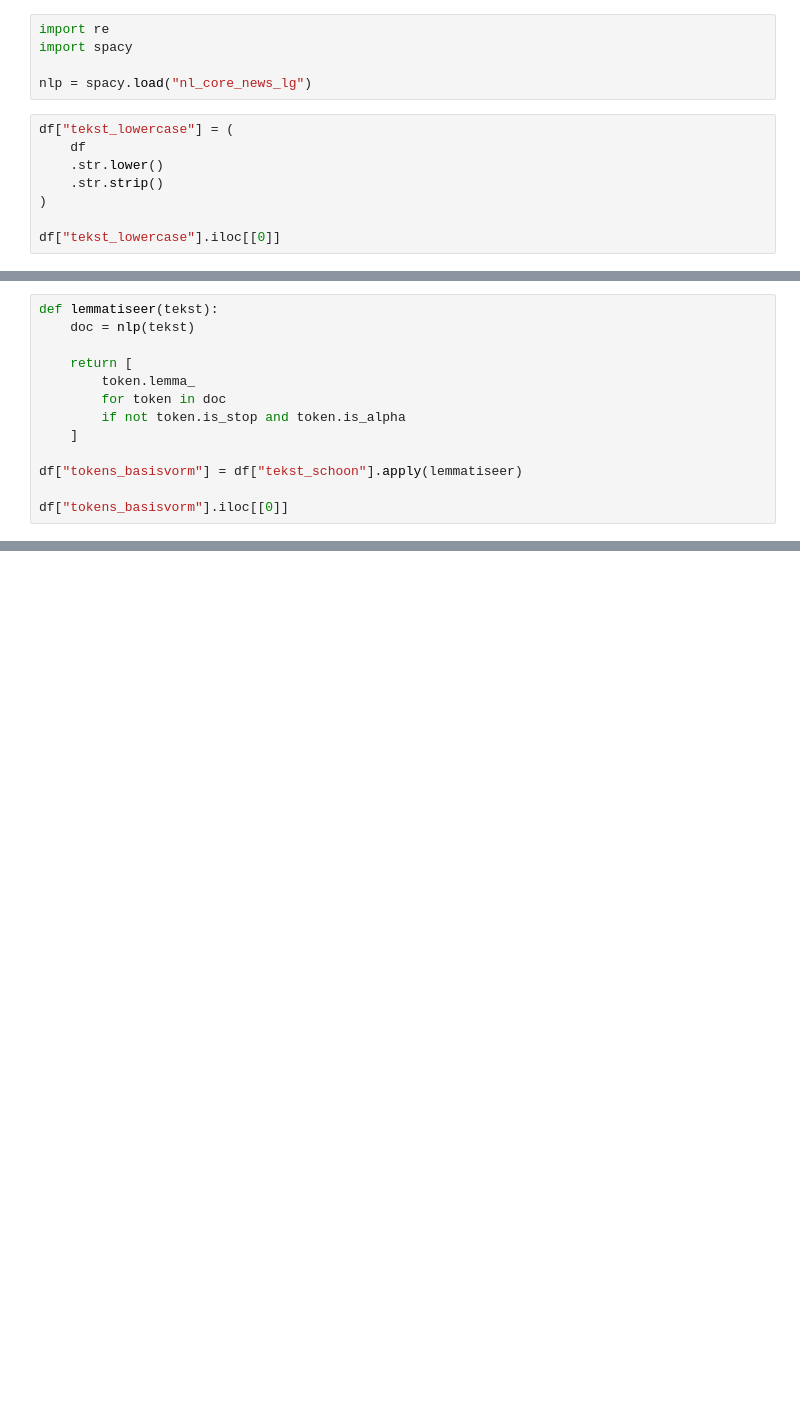
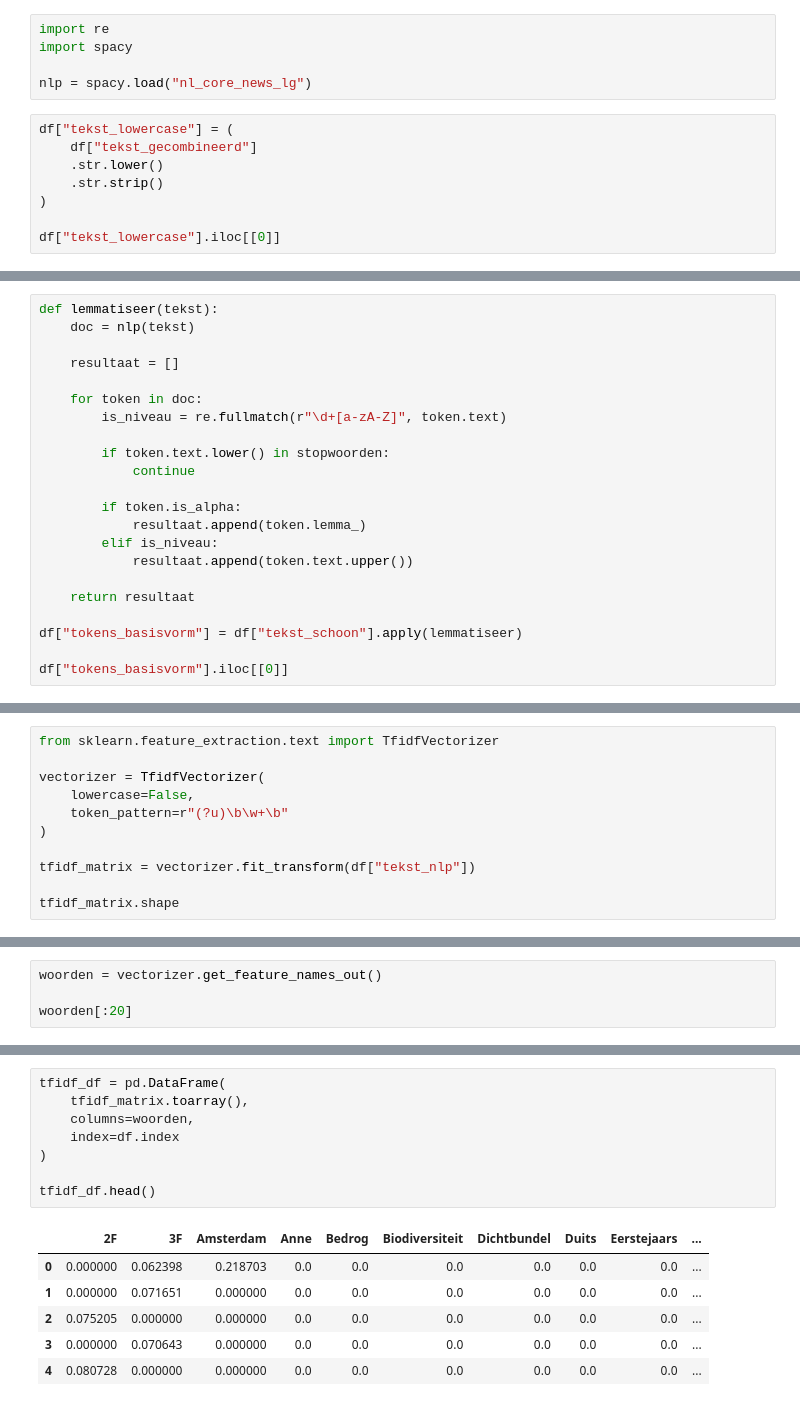
Before and after one commit to Adoow14/LU2_AI, a Jupyter notebook: AI_Prototype_LU2_NLP.ipynb, the cells around one changed output, grey strips where cells are left out. Drawn from its saved outputs; the diff is of its cells as text; blank space fills up the shorter version.

```diff
--- a/AI_Prototype_LU2_NLP.ipynb
+++ b/AI_Prototype_LU2_NLP.ipynb
@@ -56,7 +57,7 @@ import spacy
 nlp = spacy.load("nl_core_news_lg")
 # %%
 df["tekst_lowercase"] = (
-    df
+    df["tekst_gecombineerd"]
     .str.lower()
     .str.strip()
 )
@@ -110,11 +127,20 @@ dtype: object
 def lemmatiseer(tekst):
     doc = nlp(tekst)
 
-    return [
-        token.lemma_
-        for token in doc
-        if not token.is_stop and token.is_alpha
-    ]
+    resultaat = []
+
+    for token in doc:
+        is_niveau = re.fullmatch(r"\d+[a-zA-Z]", token.text)
+
+        if token.text.lower() in stopwoorden:
+            continue
+
+        if token.is_alpha:
+            resultaat.append(token.lemma_)
+        elif is_niveau:
+            resultaat.append(token.text.upper())
+
+    return resultaat
 
 df["tokens_basisvorm"] = df["tekst_schoon"].apply(lemmatiseer)
 
@@ -142,0 +197,11 @@ dtype: object
+# %%
+from sklearn.feature_extraction.text import TfidfVectorizer
+
+vectorizer = TfidfVectorizer(
+    lowercase=False,
+    token_pattern=r"(?u)\b\w+\b"
+)
+
+tfidf_matrix = vectorizer.fit_transform(df["tekst_nlp"])
+
+tfidf_matrix.shape
@@ -142,0 +210,4 @@ dtype: object
+# %%
+woorden = vectorizer.get_feature_names_out()
+
+woorden[:20]
@@ -142,0 +220,15 @@ dtype: object
+# %%
+tfidf_df = pd.DataFrame(
+    tfidf_matrix.toarray(),
+    columns=woorden,
+    index=df.index
+)
+
+tfidf_df.head()
+# %% [output]
+|  | 2F | 3F | Amsterdam | Anne | Bedrog | Biodiversiteit | Dichtbundel | Duits | Eerstejaars | ... |
+| 0 | 0.000000 | 0.062398 | 0.218703 | 0.0 | 0.0 | 0.0 | 0.0 | 0.0 | 0.0 | ... |
+| 1 | 0.000000 | 0.071651 | 0.000000 | 0.0 | 0.0 | 0.0 | 0.0 | 0.0 | 0.0 | ... |
+| 2 | 0.075205 | 0.000000 | 0.000000 | 0.0 | 0.0 | 0.0 | 0.0 | 0.0 | 0.0 | ... |
+| 3 | 0.000000 | 0.070643 | 0.000000 | 0.0 | 0.0 | 0.0 | 0.0 | 0.0 | 0.0 | ... |
+| 4 | 0.080728 | 0.000000 | 0.000000 | 0.0 | 0.0 | 0.0 | 0.0 | 0.0 | 0.0 | ... |
```
Also changed, not shown: parts of 19 cells of this notebook.
